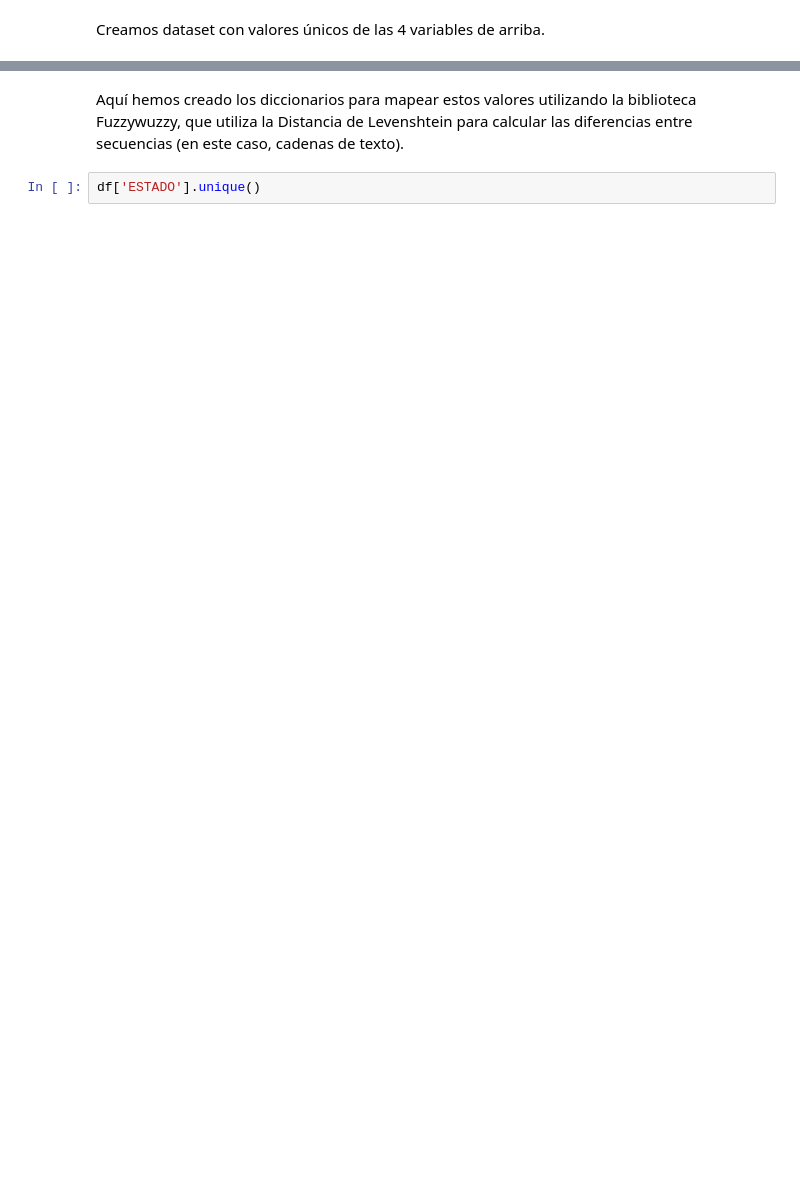
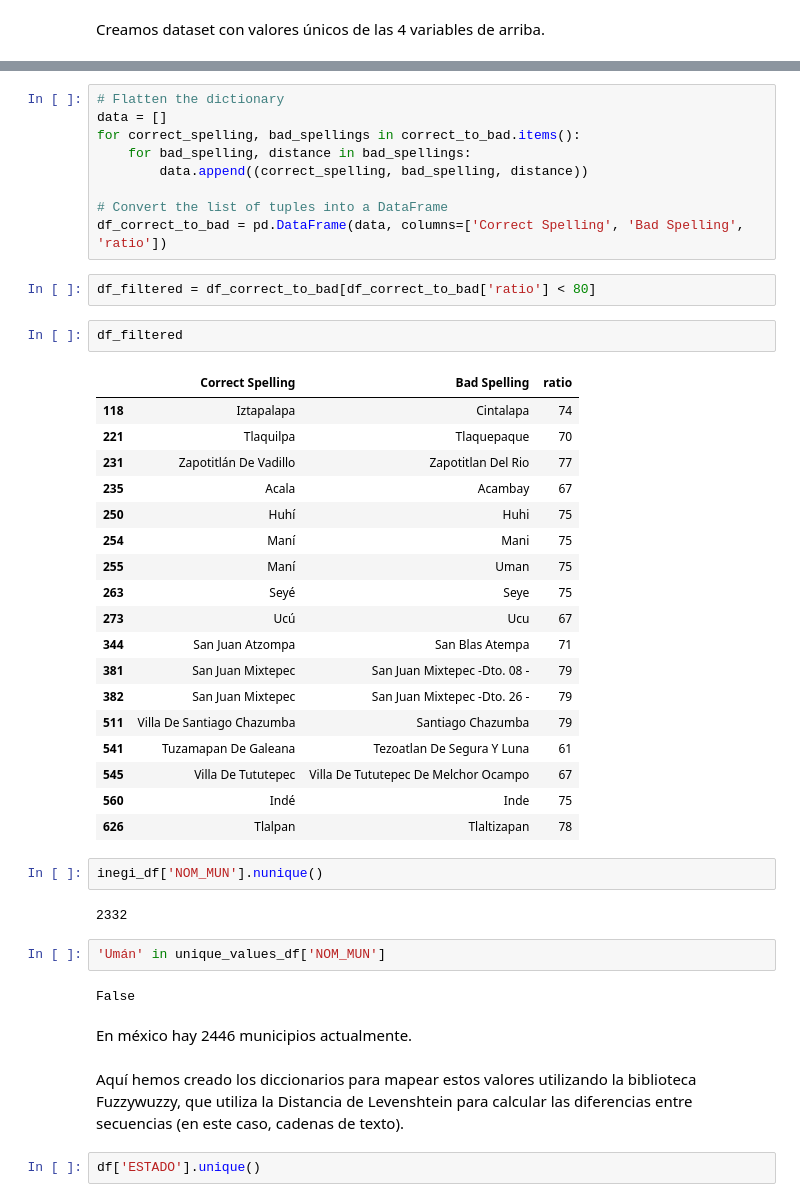
Before and after one commit to DGRIA/SESNA-Fertilizantes, a Jupyter notebook: src/templates/eda.ipynb, the cells around one changed output, grey strips where cells are left out. Drawn from its saved outputs; the diff is of its cells as text; blank space fills up the shorter version.

```diff
--- a/src/templates/eda.ipynb
+++ b/src/templates/eda.ipynb
@@ -418,3 +430,45 @@ Teteles de Ávila Castillo: ['Teteles De Avila Castillo']
+# %%
+# Flatten the dictionary
+data = []
+for correct_spelling, bad_spellings in correct_to_bad.items():
+    for bad_spelling, distance in bad_spellings:
+        data.append((correct_spelling, bad_spelling, distance))
+
+# Convert the list of tuples into a DataFrame
+df_correct_to_bad = pd.DataFrame(data, columns=['Correct Spelling', 'Bad Spelling', 'ratio'])
+# %%
+df_filtered = df_correct_to_bad[df_correct_to_bad['ratio'] < 80]
+# %%
+df_filtered
+# %% [output]
+|  | Correct Spelling | Bad Spelling | ratio |
+| 118 | Iztapalapa | Cintalapa | 74 |
+| 221 | Tlaquilpa | Tlaquepaque | 70 |
+| 231 | Zapotitlán De Vadillo | Zapotitlan Del Rio | 77 |
+| 235 | Acala | Acambay | 67 |
+| 250 | Huhí | Huhi | 75 |
+| 254 | Maní | Mani | 75 |
+| 255 | Maní | Uman | 75 |
+| 263 | Seyé | Seye | 75 |
+| 273 | Ucú | Ucu | 67 |
+| 344 | San Juan Atzompa | San Blas Atempa | 71 |
+| 381 | San Juan Mixtepec | San Juan Mixtepec -Dto. 08 - | 79 |
+| 382 | San Juan Mixtepec | San Juan Mixtepec -Dto. 26 - | 79 |
+| 511 | Villa De Santiago Chazumba | Santiago Chazumba | 79 |
+| 541 | Tuzamapan De Galeana | Tezoatlan De Segura Y Luna | 61 |
+| 545 | Villa De Tututepec | Villa De Tututepec De Melchor Ocampo | 67 |
+| 560 | Indé | Inde | 75 |
+| 626 | Tlalpan | Tlaltizapan | 78 |
+# %%
+inegi_df['NOM_MUN'].nunique()
+# %% [output]
+2332
+# %%
+'Umán' in unique_values_df['NOM_MUN']
+# %% [output]
+False
+# %% [markdown]
+En méxico hay 2446 municipios actualmente.
 # %% [markdown]
 Aquí hemos creado los diccionarios para mapear estos valores utilizando la biblioteca Fuzzywuzzy, que utiliza la Distancia de Levenshtein para calcular las diferencias entre secuencias (en este caso, cadenas de texto).
 # %%
```
Also changed, not shown: parts of 13 cells of this notebook, 1 other file.
